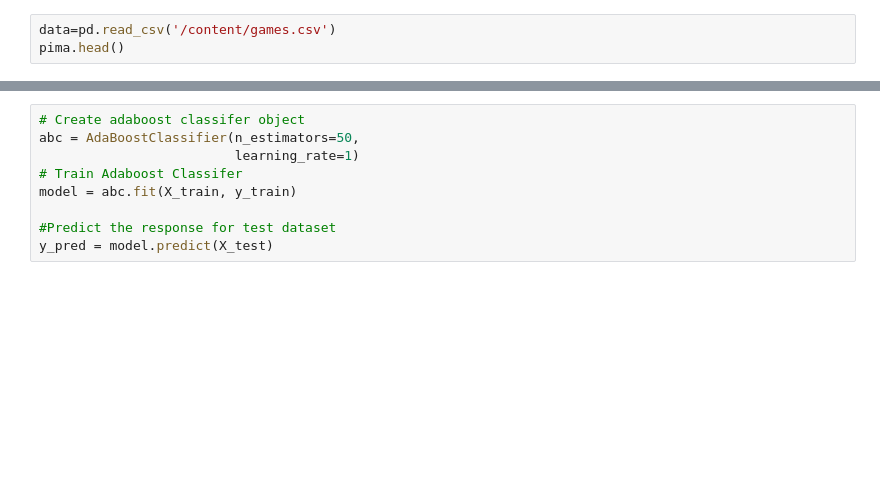
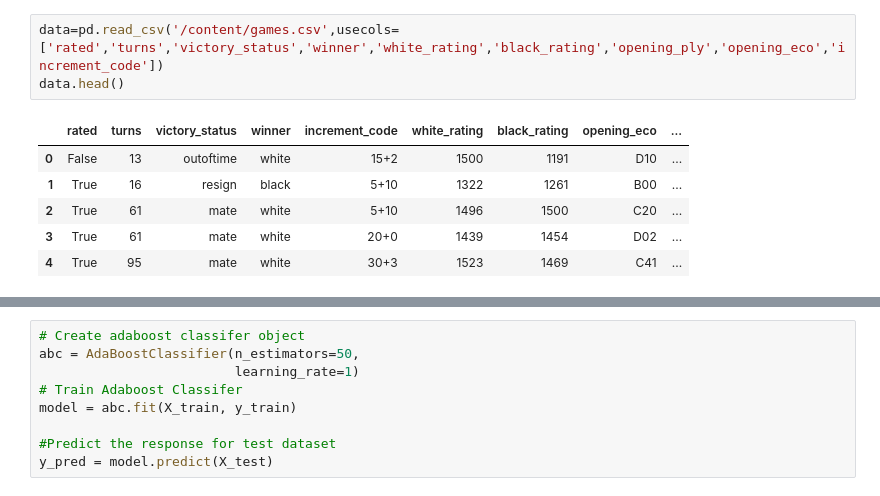
Before and after one commit to Gail529/chess_ML, a Jupyter notebook: bagging.ipynb, the cells around one changed output, grey strips where cells are left out. Drawn from its saved outputs; the diff is of its cells as text; blank space fills up the shorter version.

```diff
--- a/bagging.ipynb
+++ b/bagging.ipynb
@@ -8,3 +40,10 @@ from sklearn import metrics
 # %%
-data=pd.read_csv('/content/games.csv')
-pima.head()
+data=pd.read_csv('/content/games.csv',usecols=['rated','turns','victory_status','winner','white_rating','black_rating','opening_ply','opening_eco','increment_code'])
+data.head()
+# %% [output]
+|  | rated | turns | victory_status | winner | increment_code | white_rating | black_rating | opening_eco | ... |
+| 0 | False | 13 | outoftime | white | 15+2 | 1500 | 1191 | D10 | ... |
+| 1 | True | 16 | resign | black | 5+10 | 1322 | 1261 | B00 | ... |
+| 2 | True | 61 | mate | white | 5+10 | 1496 | 1500 | C20 | ... |
+| 3 | True | 61 | mate | white | 20+0 | 1439 | 1454 | D02 | ... |
+| 4 | True | 95 | mate | white | 30+3 | 1523 | 1469 | C41 | ... |
```
Also changed, not shown: parts of 16 cells of this notebook.
